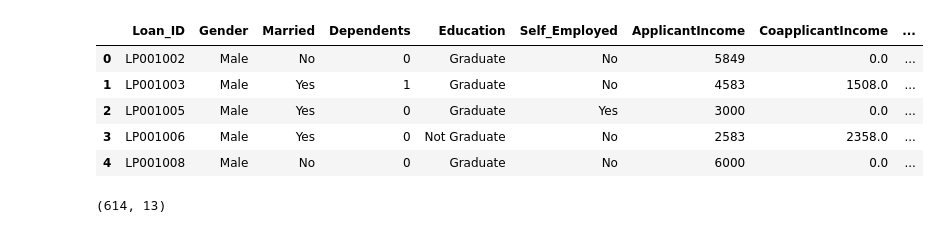
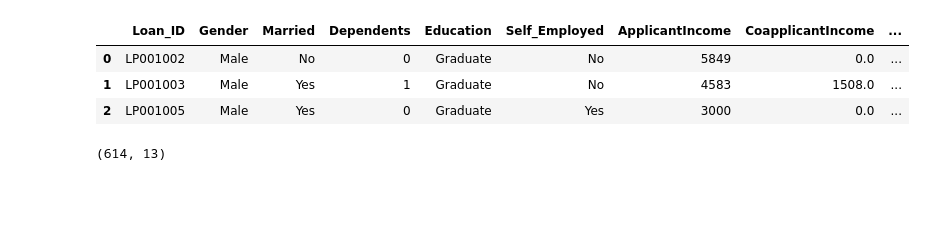
Before and after one commit to mo-aliyaan110/Loan-approval-prediction, a Jupyter notebook: Approach.ipynb, the cells around one changed output. Drawn from its saved outputs; the diff is of its cells as text; code cells hidden in the pictures; blank space fills up the shorter version.

```diff
--- a/Approach.ipynb
+++ b/Approach.ipynb
@@ -9,16 +9,14 @@ import warnings
 warnings.filterwarnings('ignore')
 plt.rcParams['figure.figsize']=(10,6)
 # %%
-df = pd.read_excel('./DataSets/Copy of loan.xlsx')
+df = pd.read_excel('./Copy of loan.xlsx')
 # %%
-df.head()
+df.head(3)
 # %% [output]
 |  | Loan_ID | Gender | Married | Dependents | Education | Self_Employed | ApplicantIncome | CoapplicantIncome | ... |
 | 0 | LP001002 | Male | No | 0 | Graduate | No | 5849 | 0.0 | ... |
 | 1 | LP001003 | Male | Yes | 1 | Graduate | No | 4583 | 1508.0 | ... |
 | 2 | LP001005 | Male | Yes | 0 | Graduate | Yes | 3000 | 0.0 | ... |
-| 3 | LP001006 | Male | Yes | 0 | Not Graduate | No | 2583 | 2358.0 | ... |
-| 4 | LP001008 | Male | No | 0 | Graduate | No | 6000 | 0.0 | ... |
 # %%
 df.shape
 # %% [output]
```
Also changed, not shown: parts of 42 cells of this notebook.
